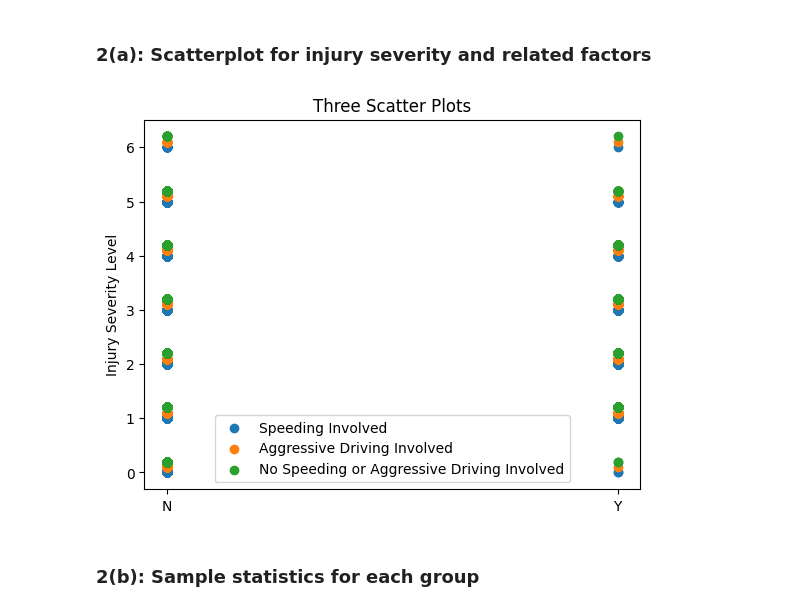
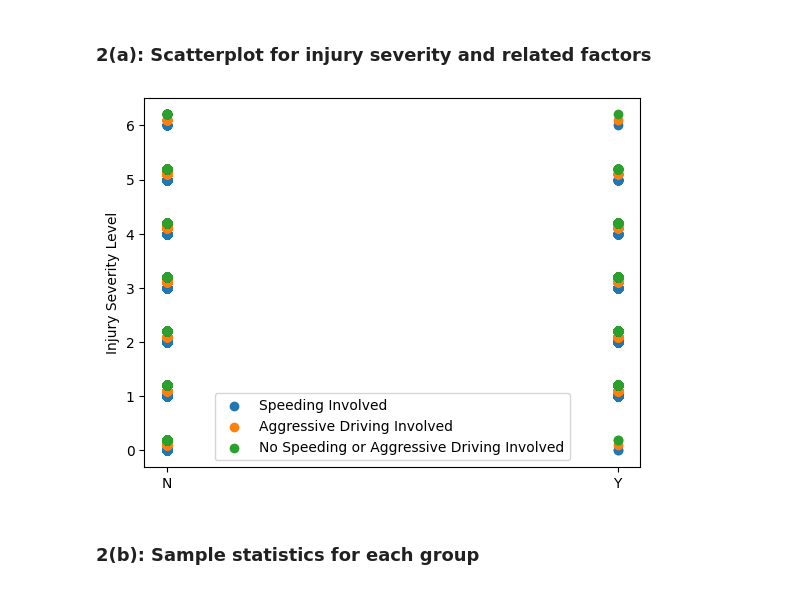
Before and after one commit to K-Kalae/CS50P, a Jupyter notebook: HW_1_Sample_Statistics_&_Data_Visualization.ipynb, the cells around one changed output. Cells and saved outputs as stored; diff of their text form; code cells hidden in the pictures.

```diff
--- a/HW_1_Sample_Statistics_&_Data_Visualization.ipynb
+++ b/HW_1_Sample_Statistics_&_Data_Visualization.ipynb
@@ -308,23 +305,23 @@ Fields:
 # %%
 plt.scatter(df1["SPEEDING_IND"], df1["INJSEVER"], label='Speeding Involved')
 
 # Scatter plot for Aggressive Driving Involved with a small y-offset
 plt.scatter(df1["AGGRESSIVE_DRIVING_IND"], np.array(df1["INJSEVER"]) + 0.1, label='Aggressive Driving Involved')
 
 # Scatter plot for No Speeding or Aggressive Driving Involved with a small y-offset
 plt.scatter(df1["SPEEDING_AGGRESSIVE_IND"], np.array(df1["INJSEVER"]) + 0.2, label='No Speeding or Aggressive Driving Involved')
 
 # Adding labels and title
 plt.ylabel('Injury Severity Level')
-plt.title('Three Scatter Plots')
+plt.title('')
 
 # Adding legend
 plt.legend()
 
 # Show the plot
 plt.show()
 # %% [output]
-[figure, old version]
+[figure, new version]
 # %% [markdown]
 ### 2(b): Sample statistics for each group
 # %% [markdown]
```
Also changed, not shown: parts of 8 cells of this notebook.
